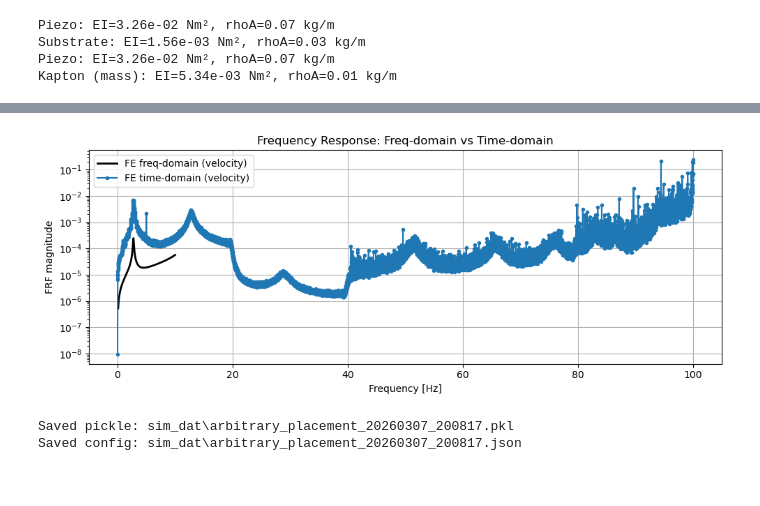
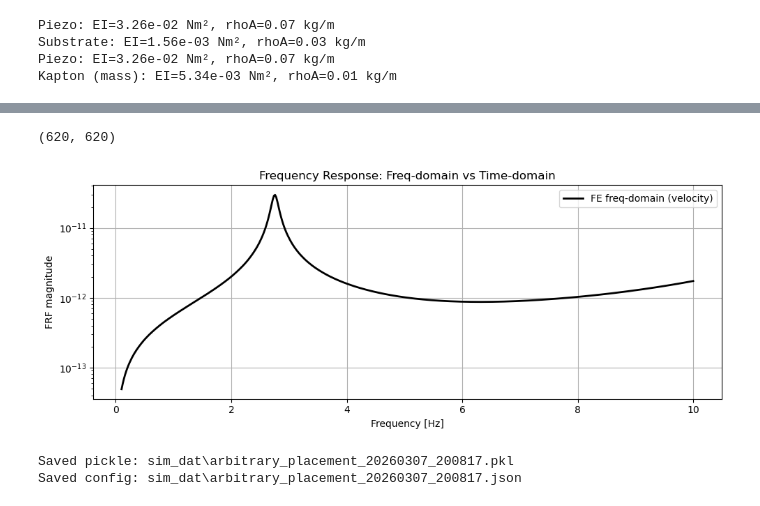
Before and after one commit to nimaet/Modeling, a Jupyter notebook: tasks/Fish/arbitray_placement_test.ipynb, the cells around one changed output, grey strips where cells are left out. Drawn from its saved outputs; the diff is of its cells as text; code cells hidden in the pictures.

```diff
--- a/tasks/Fish/arbitray_placement_test.ipynb
+++ b/tasks/Fish/arbitray_placement_test.ipynb
@@ -270,27 +270,31 @@ X shape: (20001,) Y shape: (20001, 309) freq shape: (20001,) veloc shape: (20001
+# %%
+fe.M.shape
+# %% [output]
+(620, 620)
 # %%
 
 # Time-domain FRF from FFT
-freq_td = spec_td['freq']        # Frequency vector from FFT [Hz]
-frf_td = spec_td['FRF']          # FRF magnitude (spatially averaged)
+# freq_td = spec_td['freq']        # Frequency vector from FFT [Hz]
+# frf_td = spec_td['FRF']          # FRF magnitude (spatially averaged)
 
 # ============================================================
 # Plot FRF comparison (frequency vs time domain)
 # ============================================================
 plt.figure(figsize=(10, 4))
-frf_td_y = np.mean(np.abs(spec_td['Y']), axis=1)
+# frf_td_y = np.mean(np.abs(spec_td['Y']), axis=1)
 
 plt.semilogy(freq_fd, vel_fd/1.2, 'k-', lw=2, label='FE freq-domain (velocity)')
-plt.semilogy(freq_td, frf_td/1.5, '.-', label='FE time-domain (velocity)')
+# plt.semilogy(freq_td, frf_td/1.5, '.-', label='FE time-domain (velocity)')
 plt.xlabel('Frequency [Hz]')
 plt.ylabel('FRF magnitude')
 # plt.xlim([f0, f1])
 plt.grid(True)
 plt.legend()
 plt.title('Frequency Response: Freq-domain vs Time-domain')
 plt.tight_layout()
 plt.show()
 # %% [output]
-[figure, old version]
+[figure, new version]
 # %%
 import pickle
 import json
```
Also changed, not shown: parts of 3 cells of this notebook, 11 other files.
